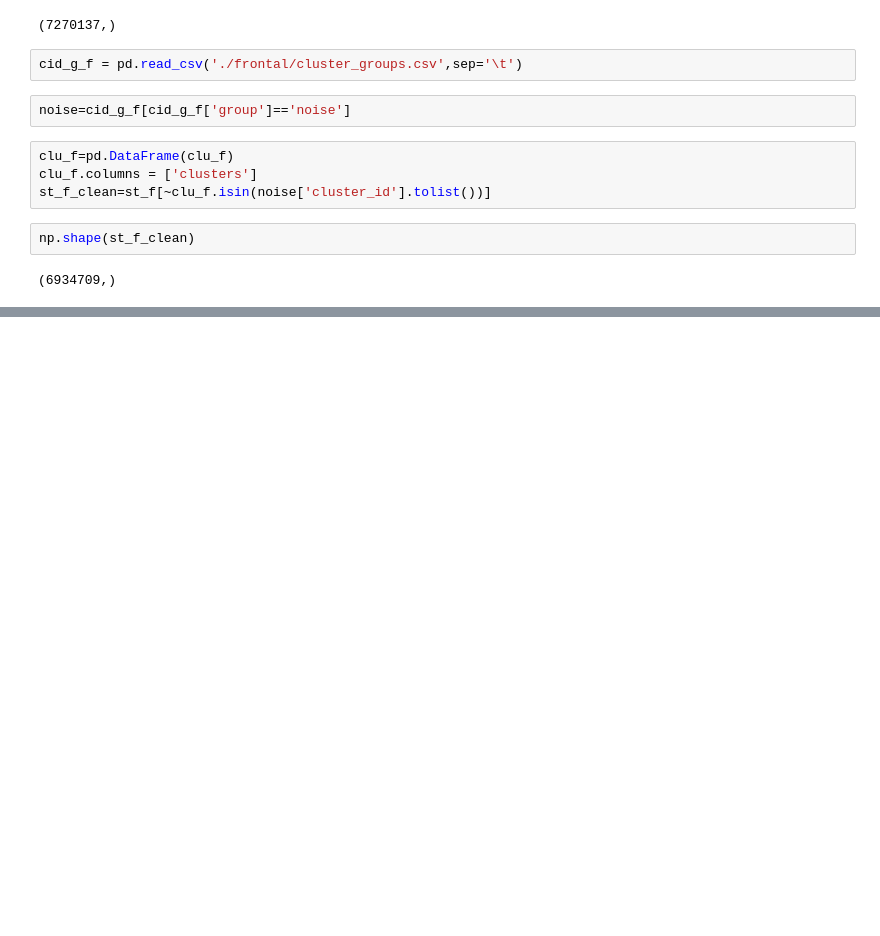
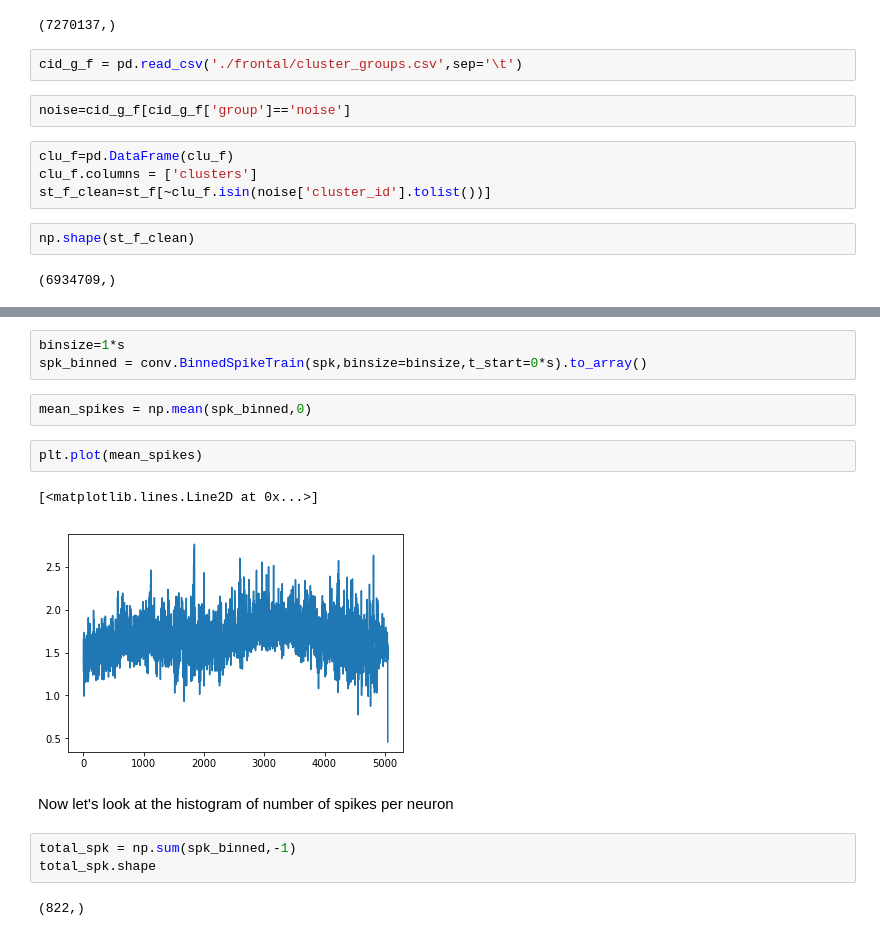
Before and after one commit to jeliason/ds_practice, a Jupyter notebook: neuro/cortexlab-2array/cortexlab-eda.ipynb, the cells around one changed output, grey strips where cells are left out. Drawn from its saved outputs; the diff is of its cells as text; blank space fills up the shorter version.

```diff
--- a/neuro/cortexlab-2array/cortexlab-eda.ipynb
+++ b/neuro/cortexlab-2array/cortexlab-eda.ipynb
@@ -84,0 +109,17 @@ dtype: int64
+# %%
+binsize=1*s
+spk_binned = conv.BinnedSpikeTrain(spk,binsize=binsize,t_start=0*s).to_array()
+# %%
+mean_spikes = np.mean(spk_binned,0)
+# %%
+plt.plot(mean_spikes)
+# %% [output]
+[<matplotlib.lines.Line2D at 0x...>]
+[figure, added]
+# %% [markdown]
+Now let's look at the histogram of number of spikes per neuron
+# %%
+total_spk = np.sum(spk_binned,-1)
+total_spk.shape
+# %% [output]
+(822,)
```
Also changed, not shown: parts of 39 cells of this notebook.
